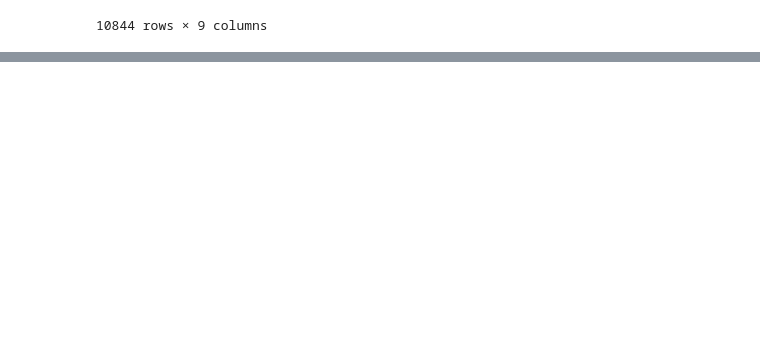
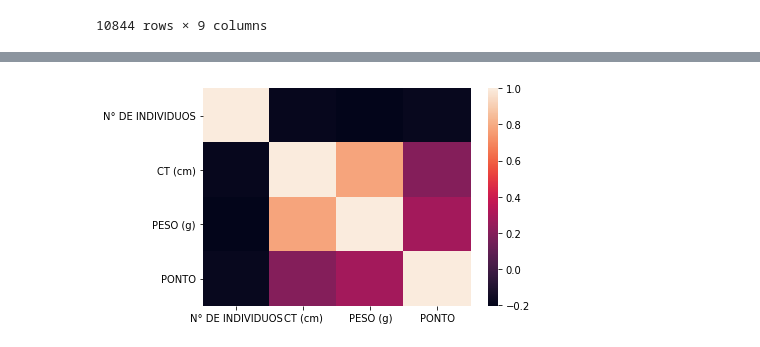
Before and after one commit to Hariamy/ada_projeto_eda, a Jupyter notebook: limpeza_analise.ipynb, the cells around one changed output, grey strips where cells are left out. Drawn from its saved outputs; the diff is of its cells as text; code cells hidden in the pictures; blank space fills up the shorter version.

```diff
--- a/limpeza_analise.ipynb
+++ b/limpeza_analise.ipynb
@@ -206,3 +208,10 @@ data
 | 10842 | P4 | TERRA | BAG.MAR | 13.0 | 13.03 | 13.83 | 4 | Terra | 2022-06-15 |
 | 10843 | P4 | TERRA | BAG.MAR | 14.0 | 12.04 | 7.06 | 4 | Terra | 2022-06-15 |
 10844 rows × 9 columns
+# %%
+# Análise das n espécies com maior frequência no dataset
+n = 2
+
+amostra = data[data["ESPECIE"].isin(data["ESPECIE"].value_counts().index[:n].tolist())]
+
+data["ESPECIE"].value_counts()
@@ -208,0 +231,3 @@ data
+# %%
+corr = amostra.corr()
+corr
@@ -208,0 +240,6 @@ data
+# %%
+sns.heatmap(corr)
+
+plt.show()
+# %% [output]
+[figure, added]
```
Also changed, not shown: parts of 13 cells of this notebook.
